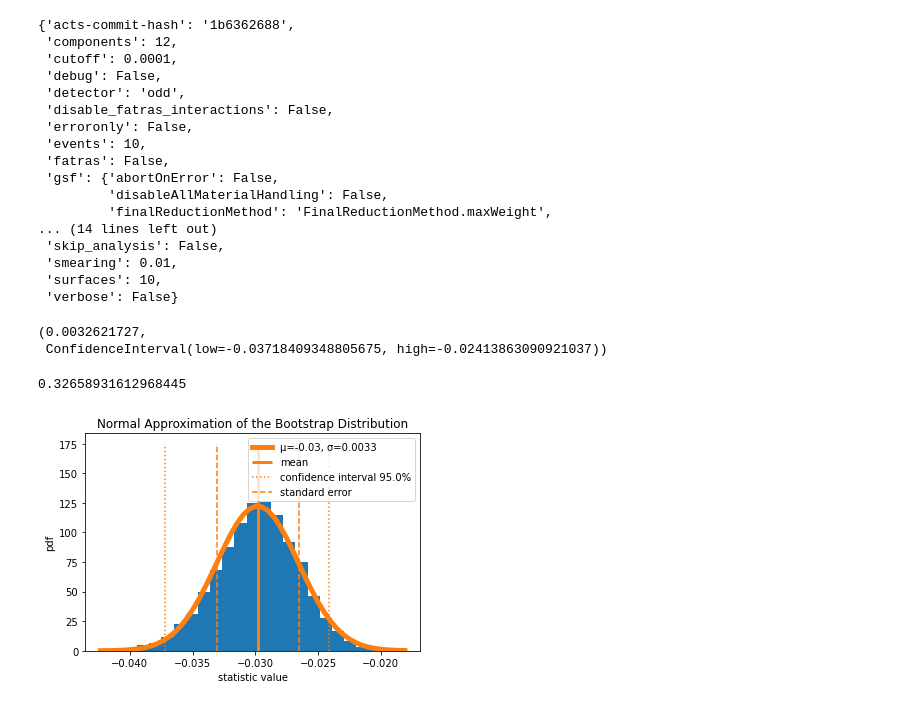
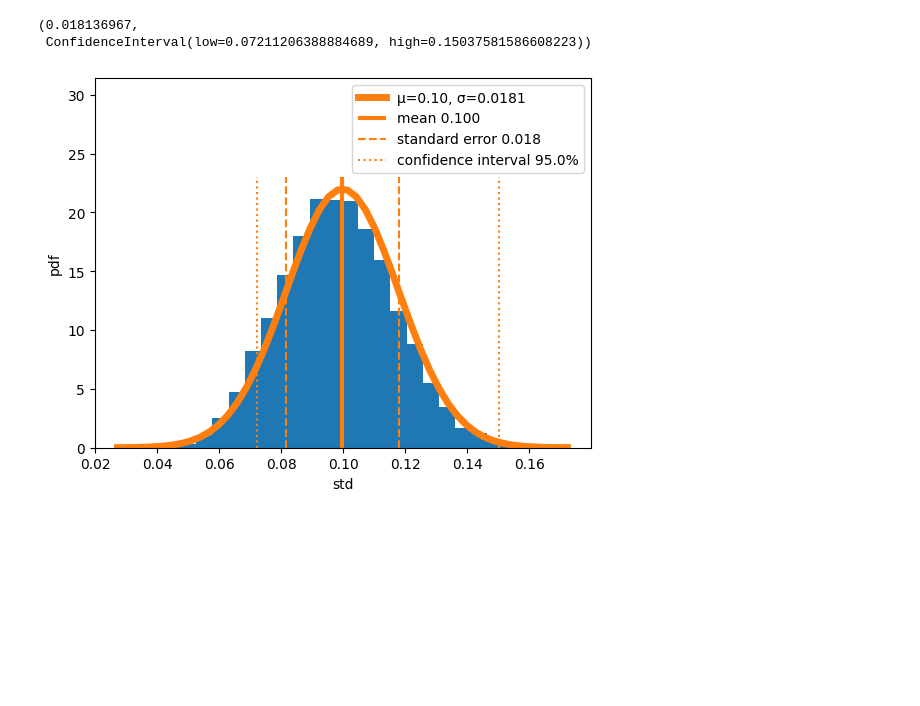
Before and after one commit to benjaminhuth/acts-gsf-scripts, a Jupyter notebook: notebooks/bootstrap.ipynb, the cells around one changed output. Drawn from its saved outputs; the diff is of its cells as text; code cells hidden in the pictures; blank space fills up the shorter version.

```diff
--- a/notebooks/bootstrap.ipynb
+++ b/notebooks/bootstrap.ipynb
@@ -23,54 +27,42 @@ summary.head(3)
+# %%
+stat = np.std
+# %%
+def plot(dist, sample_mean, standard_error, confidence_interval=None, confidence_level=None):
+    x = np.linspace(sample_mean + 4*standard_error, sample_mean - 4*standard_error)
+    pdf = norm.pdf(x, loc=sample_mean, scale=res.standard_error)
+
+    fig, ax = plt.subplots()
+    ax.hist(dist, bins=25, density=True)
+    ax.plot(x, pdf, label="µ={:.2f}, σ={:.4f}".format(sample_mean, standard_error), lw=5)
+    ax.set_xlabel(stat.__name__)
+    ax.set_ylabel('pdf')
+
+    ymax = ax.get_ylim()[1]
+
+    ax.vlines([sample_mean], ymin=0, ymax=ymax, color="tab:orange", lw=3, label="mean {:.3f}".format(sample_mean))
+    ax.vlines([sample_mean + standard_error, sample_mean - standard_error], ymin=0, ymax=ymax, color="tab:orange", ls="--", label="standard error {:.3f}".format(standard_error))
+
+    if not (confidence_interval is None or confidence_level is None):
+        ax.vlines(confidence_interval, ymin=0, ymax=ymax, color="tab:orange", ls=":", label="confidence interval {:.1%}".format(confidence_level))
+
+    ax.set_ylim(0, ax.get_ylim()[1]*1.3)
+
+    ax.legend()
 # %%
 with open(input_dir / "config.json") as f:
     config = json.load(f)
 
-pprint(config)
+#pprint(config)
-# %% [output]
-{'acts-commit-hash': '1b6362688',
- 'components': 12,
- 'cutoff': 0.0001,
- 'debug': False,
- 'detector': 'odd',
- 'disable_fatras_interactions': False,
- 'erroronly': False,
- 'events': 10,
- 'fatras': False,
- 'gsf': {'abortOnError': False,
-         'disableAllMaterialHandling': False,
-         'finalReductionMethod': 'FinalReductionMethod.maxWeight',
-... (14 lines left out)
- 'skip_analysis': False,
- 'smearing': 0.01,
- 'surfaces': 10,
- 'verbose': False}
 # %%
 conv_level = 0.95
-res = bootstrap((summary["res_eQOP_fit"].to_numpy(),), np.mean, confidence_level=conv_level)
+res = bootstrap((summary_short["res_eQOP_fit"].to_numpy(),), stat, confidence_level=conv_level)
 res.standard_error, res.confidence_interval
 # %% [output]
-(0.0032621727,
- ConfidenceInterval(low=-0.03718409348805675, high=-0.02413863090921037))
+(0.018136967,
+ ConfidenceInterval(low=0.07211206388884689, high=0.15037581586608223))
-# %%
-np.std(summary["res_eQOP_fit"])
-# %% [output]
-0.32658931612968445
 # %%
-x = np.linspace(min(res.bootstrap_distribution), max(res.bootstrap_distribution))
-sample_mean = np.mean(summary["res_eQOP_fit"])
-pdf = norm.pdf(x, loc=sample_mean, scale=res.standard_error)
+sample_mean = stat(summary_short["res_eQOP_fit"])
 
-fig, ax = plt.subplots()
-ax.hist(res.bootstrap_distribution, bins=25, density=True)
-ax.plot(x, pdf, label="µ={:.2f}, σ={:.4f}".format(sample_mean, res.standard_error), lw=5)
-ax.set_title('Normal Approximation of the Bootstrap Distribution')
-ax.set_xlabel('statistic value')
-ax.set_ylabel('pdf')
-
-ax.vlines([sample_mean], ymin=0, ymax=175, color="tab:orange", lw=3, label="mean")
-ax.vlines(res.confidence_interval, ymin=0, ymax=175, color="tab:orange", ls=":", label="confidence interval {:.1%}".format(conv_level))
-ax.vlines([sample_mean + res.standard_error, sample_mean - res.standard_error], ymin=0, ymax=175, color="tab:orange", ls="--", label="standard error")
-
-ax.legend()
-plt.show()
+plot(res.bootstrap_distribution, sample_mean, res.standard_error, res.confidence_interval, conv_level)
 # %% [output]
-[figure, old version]
+[figure, new version]
```
Also changed, not shown: parts of 8 cells of this notebook, 2 other files.
